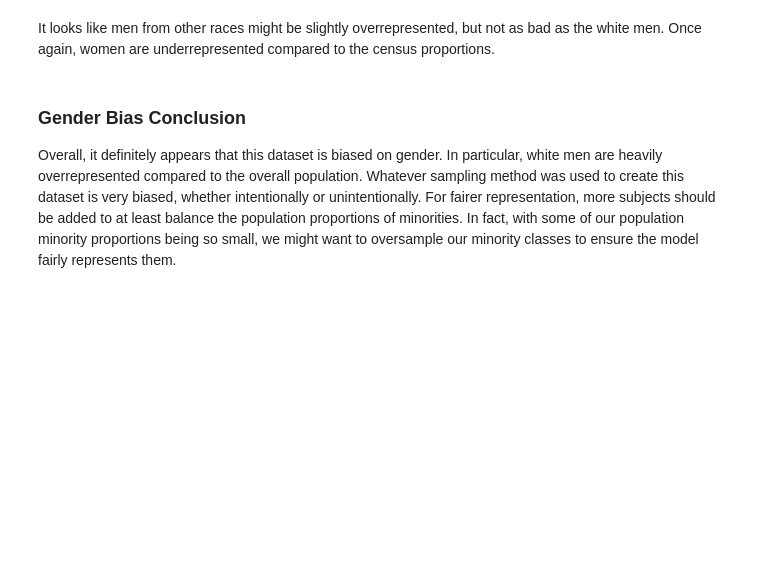
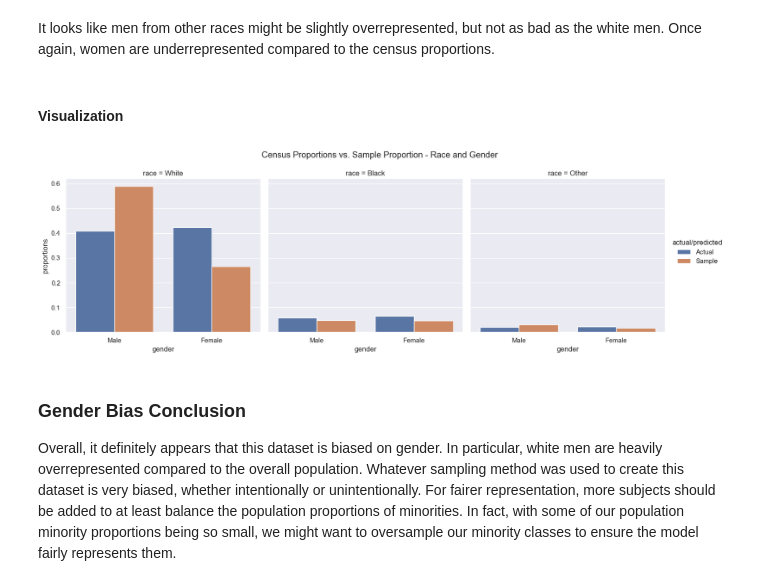
Before and after one commit to IMOsbo/DATA6550-Bias, a Jupyter notebook: Code/Osborne/Project-Code-Osborne.ipynb, the cells around one changed output. Drawn from its saved outputs; the diff is of its cells as text; code cells hidden in the pictures; blank space fills up the shorter version.

Commit message:
Added visualization for census proportions vs sample proportion

```diff
--- a/Code/Osborne/Project-Code-Osborne.ipynb
+++ b/Code/Osborne/Project-Code-Osborne.ipynb
@@ -89,6 +89,11 @@ print(data["race"].unique())
 ![image.png](attachment:image.png)
 
 The Census data here is imperfect; it doesn't have all of the races that the dataset does... But we can look at the main effects for white, black, and other.
+# %%
+censusProportions = []
+genders = []
+expectedActual = []
+races = []
 # %% [markdown]
 #### White Men
 # %%
@@ -155,14 +239,50 @@ print(
 # %% [output]
 Sample proportion of men from other races: 3.22%
 # %%
-print(
-    f"Sample proportion of women from other races: {len(data[(data["sex"] == "Female") &
-    ((data["race"] != "Black") & (data["race"] != "White"))])  / len(data):.2%}"
-)
+sampleOtherWomen = len(
+    data[
+        (data["sex"] == "Female")
+        & ((data["race"] != "Black") & (data["race"] != "White"))
+    ]
+) / len(data)
+
+censusProportions.append(sampleOtherWomen)
+genders.append("Female")
+expectedActual.append("Sample")
+races.append("Other")
+
+print(f"Sample proportion of women from other races: {sampleOtherWomen:.2%}")
 # %% [output]
 Sample proportion of women from other races: 1.76%
 # %% [markdown]
 It looks like men from other races might be slightly overrepresented, but not as bad as the white men. Once again, women are underrepresented compared to the census proportions.
+# %% [markdown]
+#### Visualization
+# %%
+genderRace = pd.DataFrame(
+    {
+        "race": races,
+        "gender": genders,
+        "actual/predicted": expectedActual,
+        "proportions": censusProportions,
+    }
+)
+# %%
+genderRaceChart = sns.catplot(
+    data=genderRace,
+    col="race",
+    x="gender",
+    y="proportions",
+    hue="actual/predicted",
+    kind="bar",
+)
+genderRaceChart.figure.subplots_adjust(top=0.85)
+genderRaceChart.figure.suptitle(
+    "Census Proportions vs. Sample Proportion - Race and Gender"
+)
+plt.show()
+# %% [output]
+[figure, added]
 # %% [markdown]
 ### Gender Bias Conclusion
 
```
Also changed, not shown: parts of 11 cells of this notebook.
